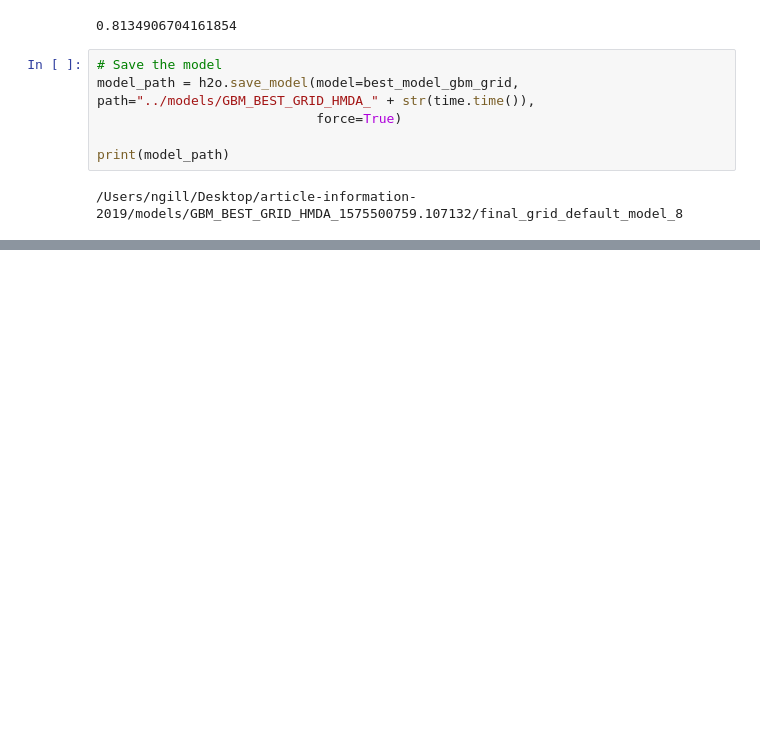
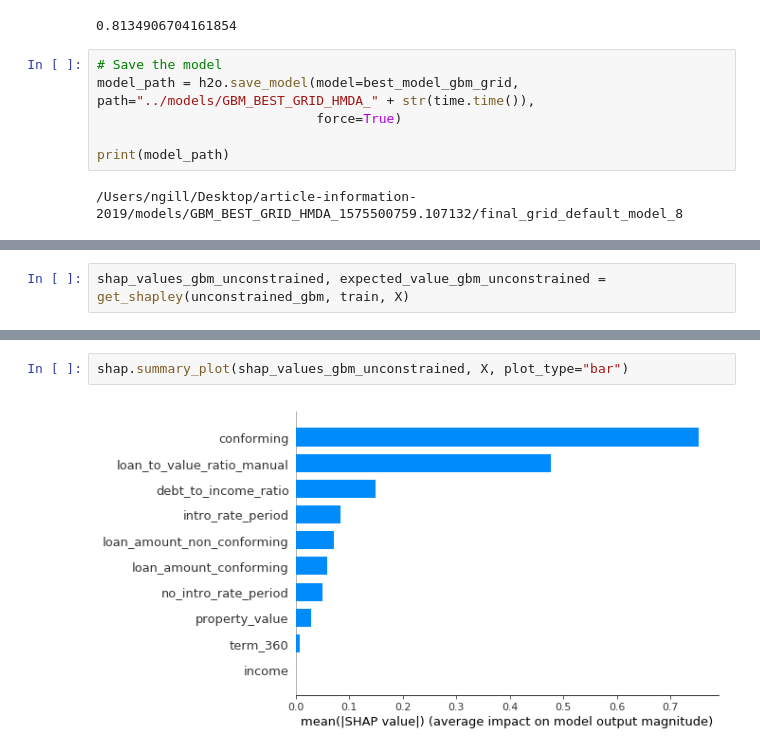
Before and after one commit to h2oai/article-information-2019, a Jupyter notebook: notebooks/mgbm.ipynb, the cells around one changed output, grey strips where cells are left out. Saved outputs shown, nothing was run; the diff lists cells and outputs as text; blank space fills up the shorter version.

```diff
--- a/notebooks/mgbm.ipynb
+++ b/notebooks/mgbm.ipynb
@@ -1583,0 +1561,2 @@ print(model_path)
+# %%
+shap_values_gbm_unconstrained, expected_value_gbm_unconstrained = get_shapley(unconstrained_gbm, train, X)
@@ -1583,0 +1571,4 @@ print(model_path)
+# %%
+shap.summary_plot(shap_values_gbm_unconstrained, X, plot_type="bar")
+# %% [output]
+[figure, added]
```
Also changed, not shown: parts of 14 cells of this notebook.
